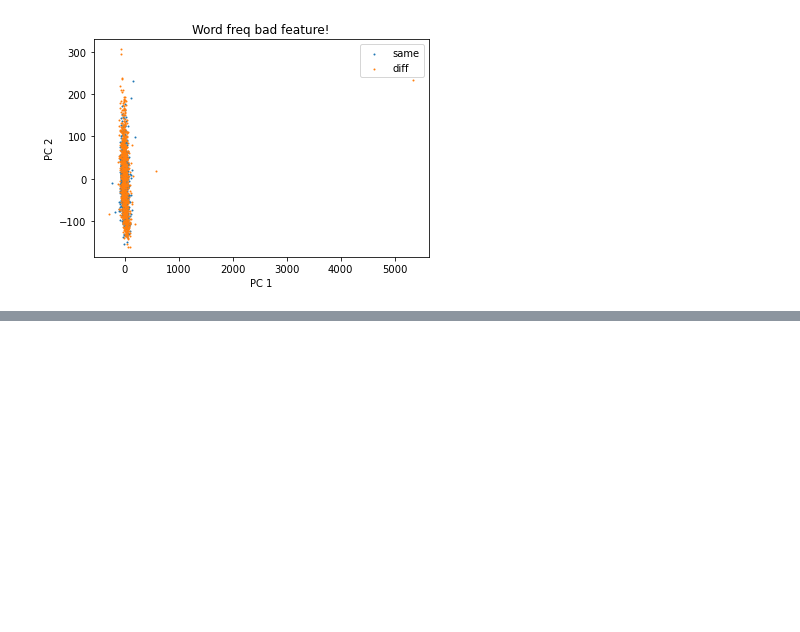
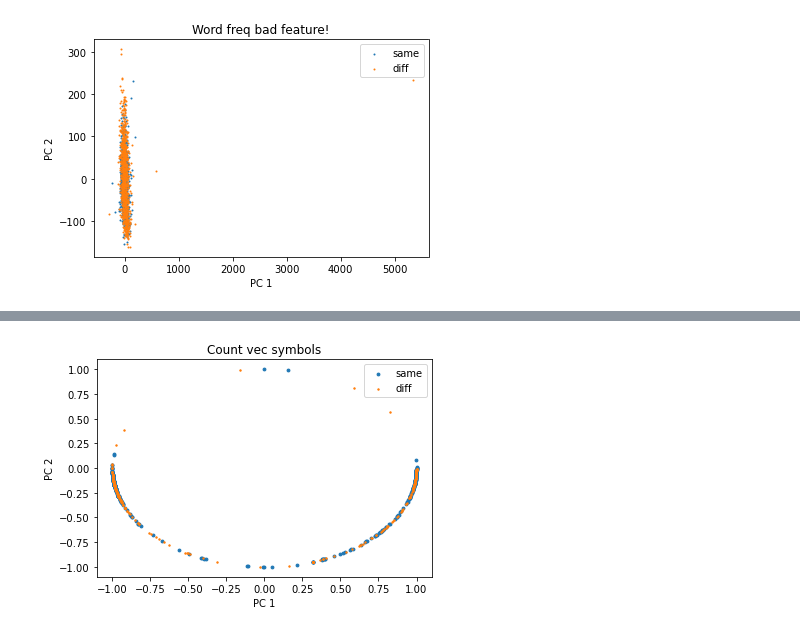
Before and after one commit to kroglkt/LP2, a Jupyter notebook: WordFrequency.ipynb, the cells around one changed output, grey strips where cells are left out. Drawn from its saved outputs; the diff is of its cells as text; code cells hidden in the pictures; blank space fills up the shorter version.

```diff
--- a/WordFrequency.ipynb
+++ b/WordFrequency.ipynb
@@ -398,0 +386,10 @@ pcs.shape
+# %%
+sym_countvec = CountVectorizer()
+sym_arr = sym_countvec.fit_transform(symbols).toarray()
+
+sym_pairs = [np.concatenate([sym_arr[x],sym_arr[x+1]]) for x in range(0,len(sym_arr),2)]
+
+sym_pcs = pca.fit_transform(sym_pairs)
+plot_pcs(sklearn.preprocessing.normalize(sym_pcs), np.array(labels), ("same", "diff"), ctitle="Count vec symbols")
+# %% [output]
+[figure, added]
```
Also changed, not shown: parts of 23 cells of this notebook, 1 other file.
